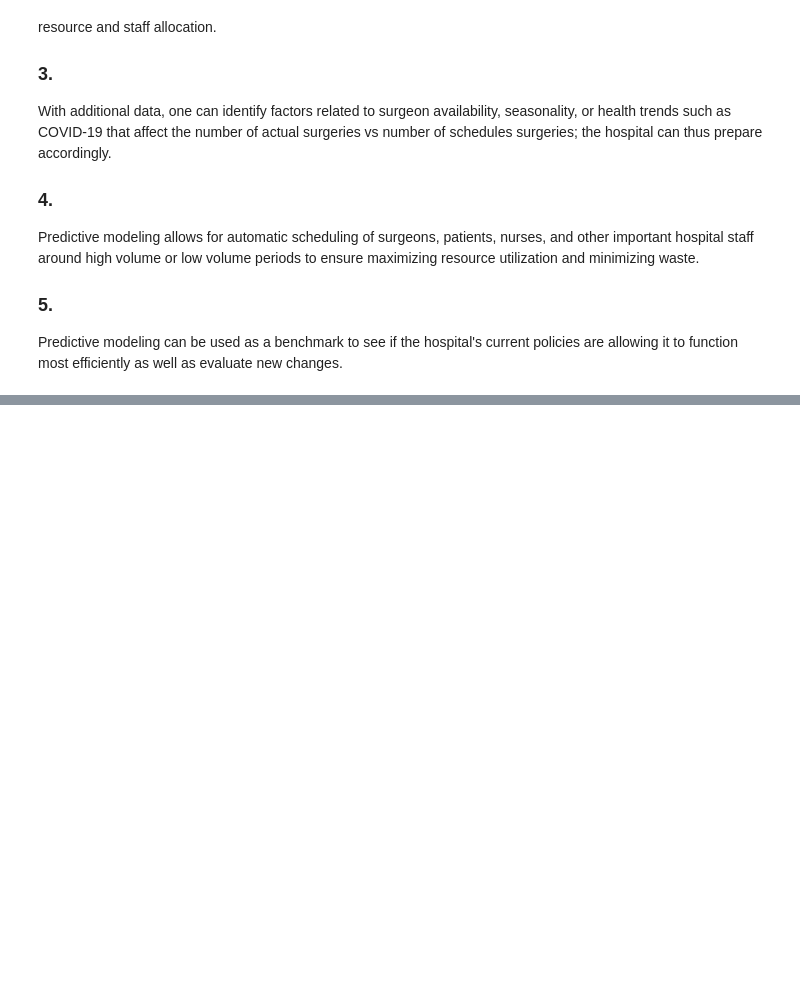
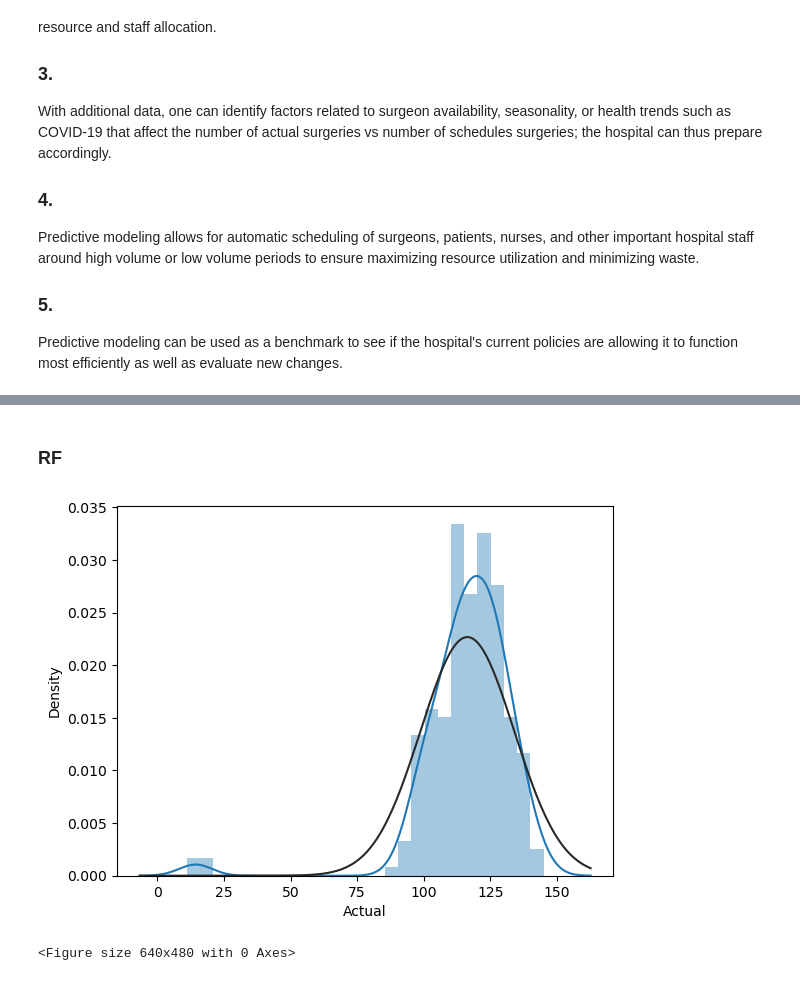
Before and after one commit to HenryLiang-123/MSiA_410, a Jupyter notebook: HW2.ipynb, the cells around one changed output, grey strips where cells are left out. Drawn from its saved outputs; the diff is of its cells as text; code cells hidden in the pictures; blank space fills up the shorter version.

Commit message:
Finish random forest implementation

```diff
--- a/HW2.ipynb
+++ b/HW2.ipynb
@@ -35,0 +32,3 @@ dat.head(5)
+# %%
+dat.columns = dat.columns.str.strip()
+dat.head(10)
@@ -35,0 +47,15 @@ dat.head(5)
+# %% [markdown]
+### RF
+# %%
+#histogram and normal probability plot
+from sklearn.ensemble import RandomForestRegressor
+import numpy as np
+from scipy.stats import norm
+import statistics as stats
+import seaborn as sns
+import statsmodels.api as sm
+sns.distplot(dat['Actual'],fit=norm)
+fig = plt.figure()
+# %% [output]
+[figure, added]
+<Figure size 640x480 with 0 Axes>
```
Also changed, not shown: parts of 16 cells of this notebook.
